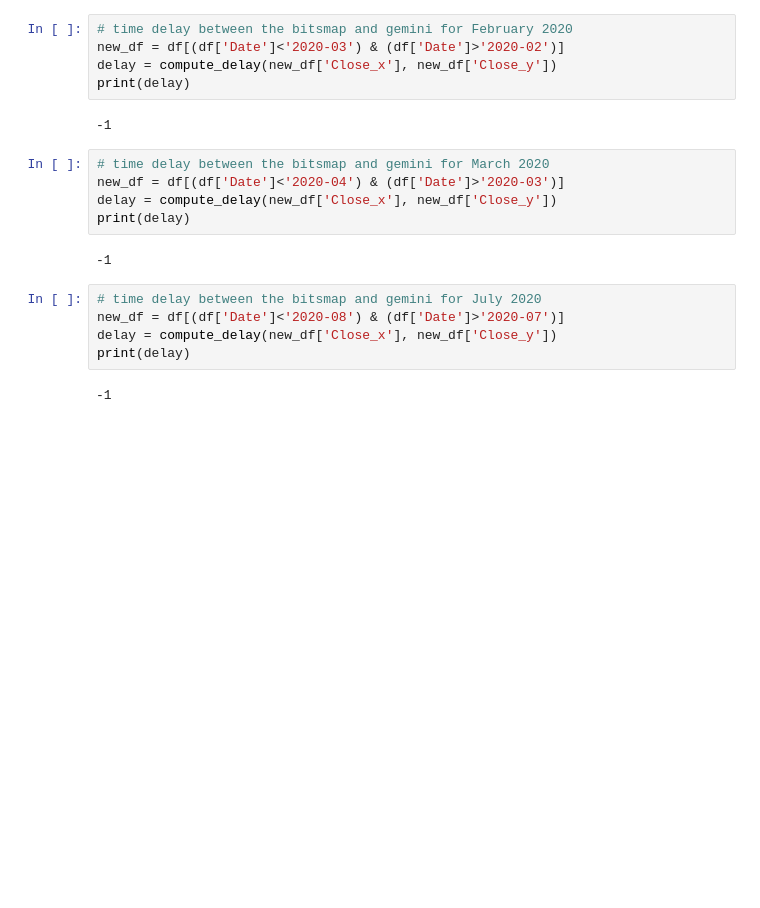
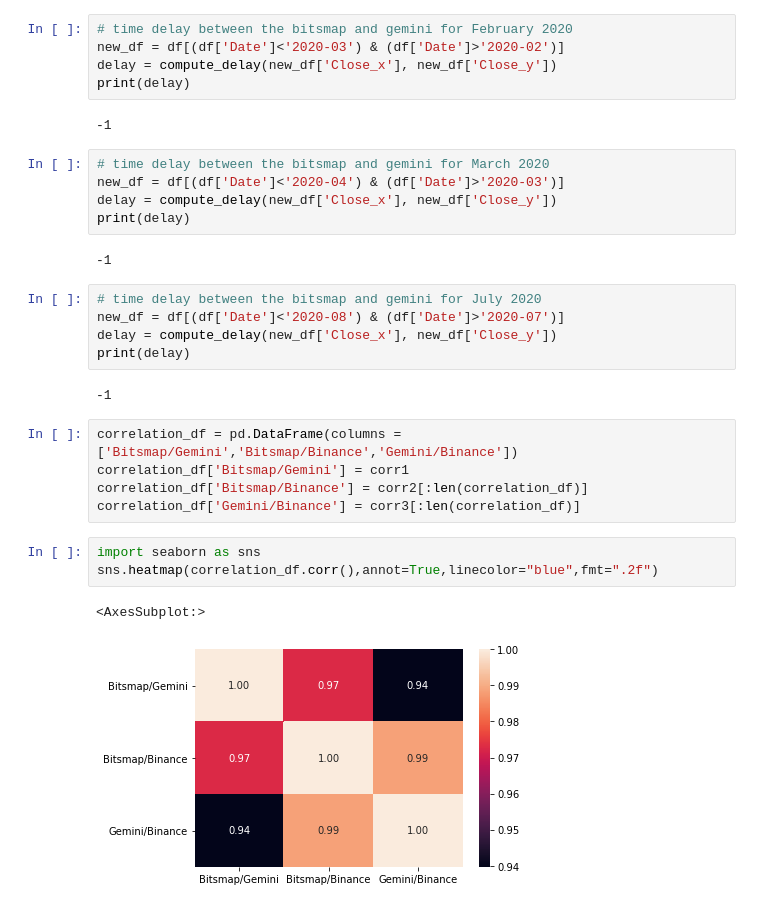
Before and after one commit to ayushimishra28/Cross-Corelation, a Jupyter notebook: Cross Correlation.ipynb, the cells around one changed output. Saved outputs shown, nothing was run; the diff lists cells and outputs as text; blank space fills up the shorter version.

```diff
--- a/Cross Correlation.ipynb
+++ b/Cross Correlation.ipynb
@@ -106,3 +138,14 @@ delay = compute_delay(new_df['Close_x'], new_df['Close_y'])
 print(delay)
 # %% [output]
 -1
+# %%
+correlation_df = pd.DataFrame(columns = ['Bitsmap/Gemini','Bitsmap/Binance','Gemini/Binance'])
+correlation_df['Bitsmap/Gemini'] = corr1
+correlation_df['Bitsmap/Binance'] = corr2[:len(correlation_df)]
+correlation_df['Gemini/Binance'] = corr3[:len(correlation_df)]
+# %%
+import seaborn as sns
+sns.heatmap(correlation_df.corr(),annot=True,linecolor="blue",fmt=".2f")
+# %% [output]
+<AxesSubplot:>
+[figure, added]
```
Also changed, not shown: parts of 11 cells of this notebook.
